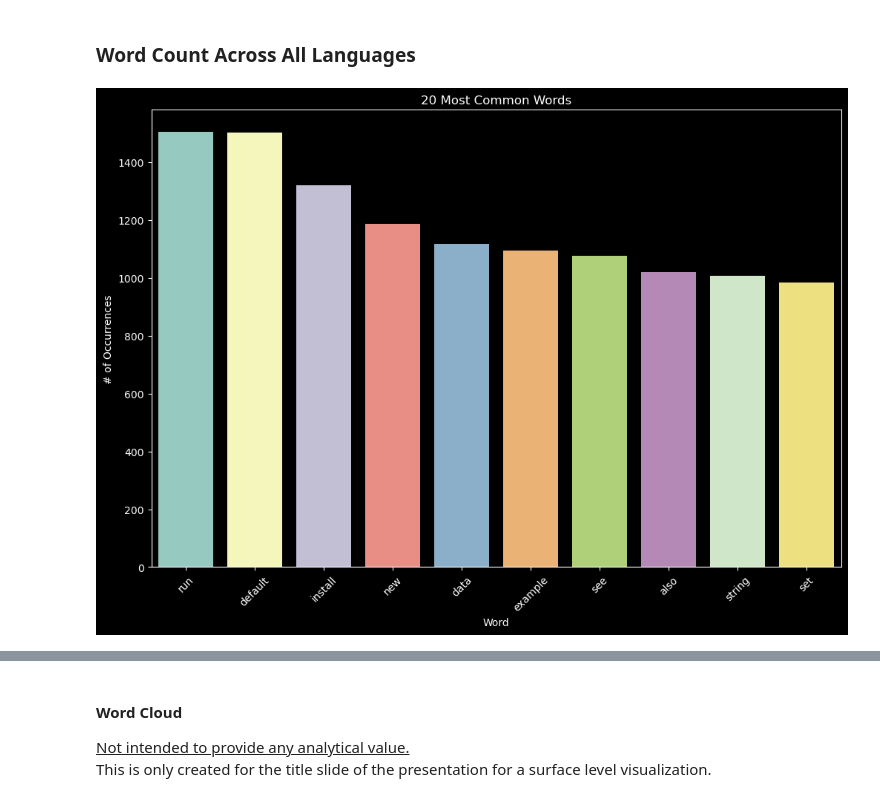
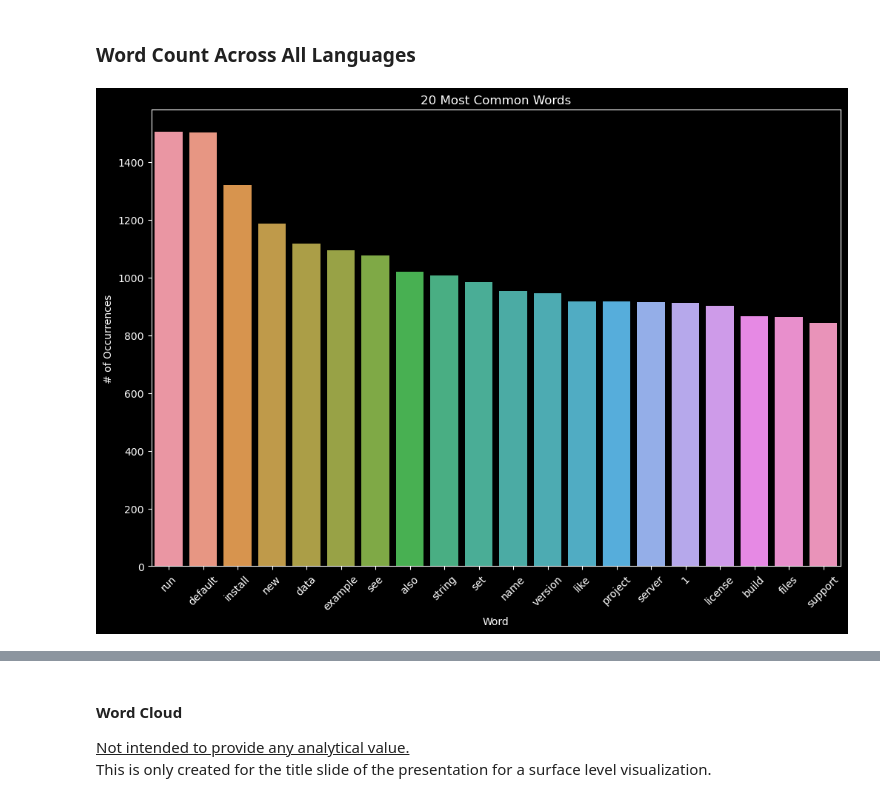
Before and after one commit to Zacharia-Schmitz/nlp_project, a Jupyter notebook: final_draft(needs_cleaning).ipynb, the cells around one changed output, grey strips where cells are left out. Cells and saved outputs as stored; diff of their text form; code cells hidden in the pictures.

```diff
--- a/final_draft(needs_cleaning).ipynb
+++ b/final_draft(needs_cleaning).ipynb
@@ -419,24 +402,4 @@ sorted_words = sorted(word_counts.items(), key=lambda x: x[1], reverse=True)
-# %%
-# Plot sorted_words on a word map
-
-import matplotlib.pyplot as plt
-import seaborn as sns
-
-all_readmes = ' '.join(df['preprocessed_readme'])
-all_words = re.findall(r'\w+', all_readmes.lower())
-word_counts = Counter(all_words)
-sorted_words = sorted(word_counts.items(), key=lambda x: x[1], reverse=True)
-
-top_20 = sorted_words[:10]
-top_20_words = [word[0] for word in top_20]
-top_20_counts = [count[1] for count in top_20]
-
-plt.figure(figsize=(12, 8))
-sns.barplot(x=top_20_words, y=top_20_counts)
-plt.title('20 Most Common Words')
-plt.xlabel('Word')
-plt.ylabel('# of Occurrences')
-plt.xticks(rotation=45)
-plt.show()
-# %% [output]
-[figure, removed]
+# %%
+w.plot_top_words(df, num_words=20)
+# %% [output]
+[figure, added]
```
Also changed, not shown: parts of 35 cells of this notebook, 1 other file.
